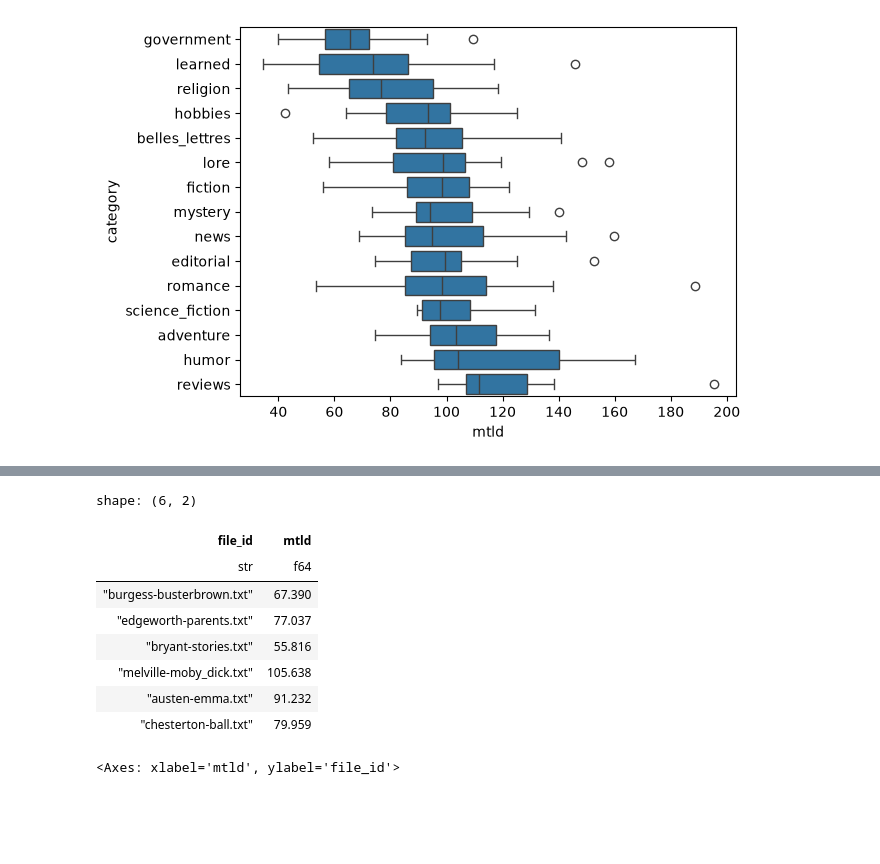
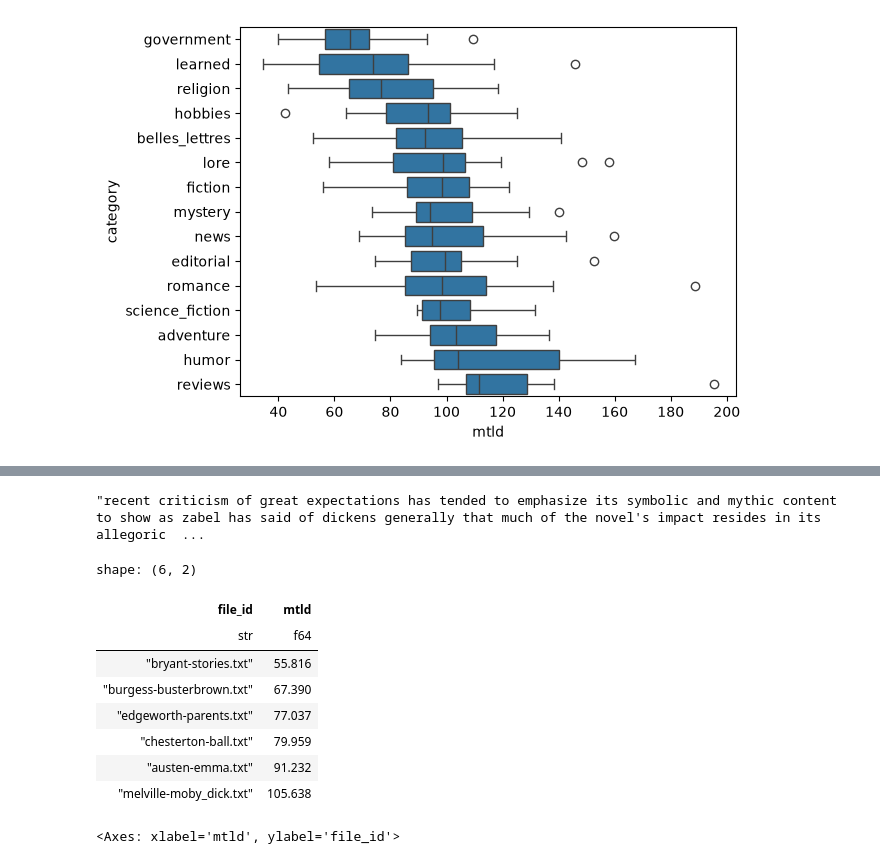
Before and after one commit to rmalouf/polars_corpus, a Jupyter notebook: docs/notebooks/vocabulary.ipynb, the cells around one changed output, grey strips where cells are left out. Drawn from its saved outputs; the diff is of its cells as text; code cells hidden in the pictures; blank space fills up the shorter version.

```diff
--- a/docs/notebooks/vocabulary.ipynb
+++ b/docs/notebooks/vocabulary.ipynb
@@ -59,27 +121,35 @@ sns.scatterplot(z, x="msttr", y="mtld", alpha=0.3)
+# %%
+(brown.filter(pl.col("file_id") == "cj68")["token"].head(250).str.join(" ")).item()
+# %% [output]
+"recent criticism of great expectations has tended to emphasize its symbolic and mythic content to show as zabel has said of dickens generally that much of the novel's impact resides in its allegoric  ...
 # %%
-subset = ['austen-emma.txt',
- 'chesterton-ball.txt',
- 'edgeworth-parents.txt',
- 'burgess-busterbrown.txt',
- 'melville-moby_dick.txt',
- 'bryant-stories.txt']
+subset = [
+    "austen-emma.txt",
+    "chesterton-ball.txt",
+    "edgeworth-parents.txt",
+    "burgess-busterbrown.txt",
+    "melville-moby_dick.txt",
+    "bryant-stories.txt",
+]
 
-books = pl.scan_parquet("../data/books.parquet") \
-    .filter(pl.col('file_id').is_in(subset),
-           plc.is_letters("token")) \
-    .with_columns(pl.col('token').str.to_lowercase()) \
+books = (
+    pl.scan_parquet("../../data/books.parquet")
+    .select("token", "file_id")
+    .filter(pl.col("file_id").is_in(subset), plc.is_letters("token"))
+    .with_columns(pl.col("token").str.to_lowercase())
     .collect()
+)
 # %%
-mtld = books.group_by('file_id').agg(plc.mtld("token").alias('mtld'))
+mtld = books.group_by("file_id").agg(plc.mtld("token").alias("mtld")).sort(by="mtld")
 mtld
 # %% [output]
 shape: (6, 2)
 | file_id | mtld |
 | str | f64 |
+| "bryant-stories.txt" | 55.816 |
 | "burgess-busterbrown.txt" | 67.390 |
 | "edgeworth-parents.txt" | 77.037 |
-| "bryant-stories.txt" | 55.816 |
+| "chesterton-ball.txt" | 79.959 |
+| "austen-emma.txt" | 91.232 |
 | "melville-moby_dick.txt" | 105.638 |
-| "austen-emma.txt" | 91.232 |
-| "chesterton-ball.txt" | 79.959 |
 # %%
```
Also changed, not shown: parts of 17 cells of this notebook, 5 other files.
